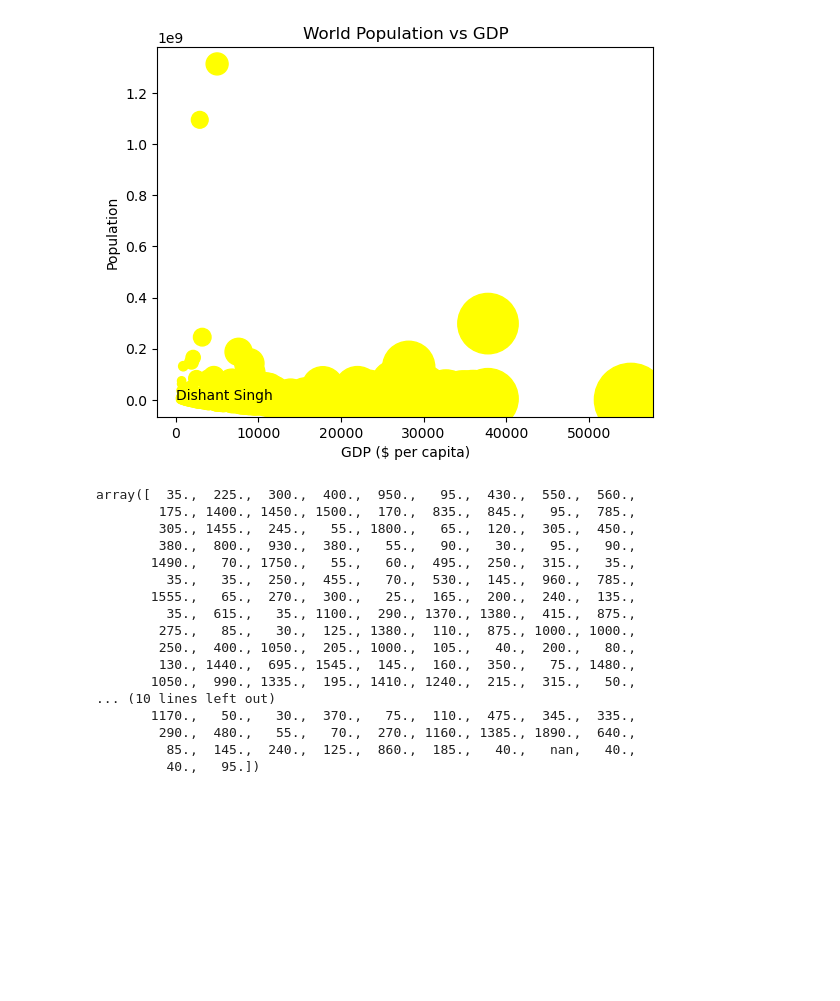
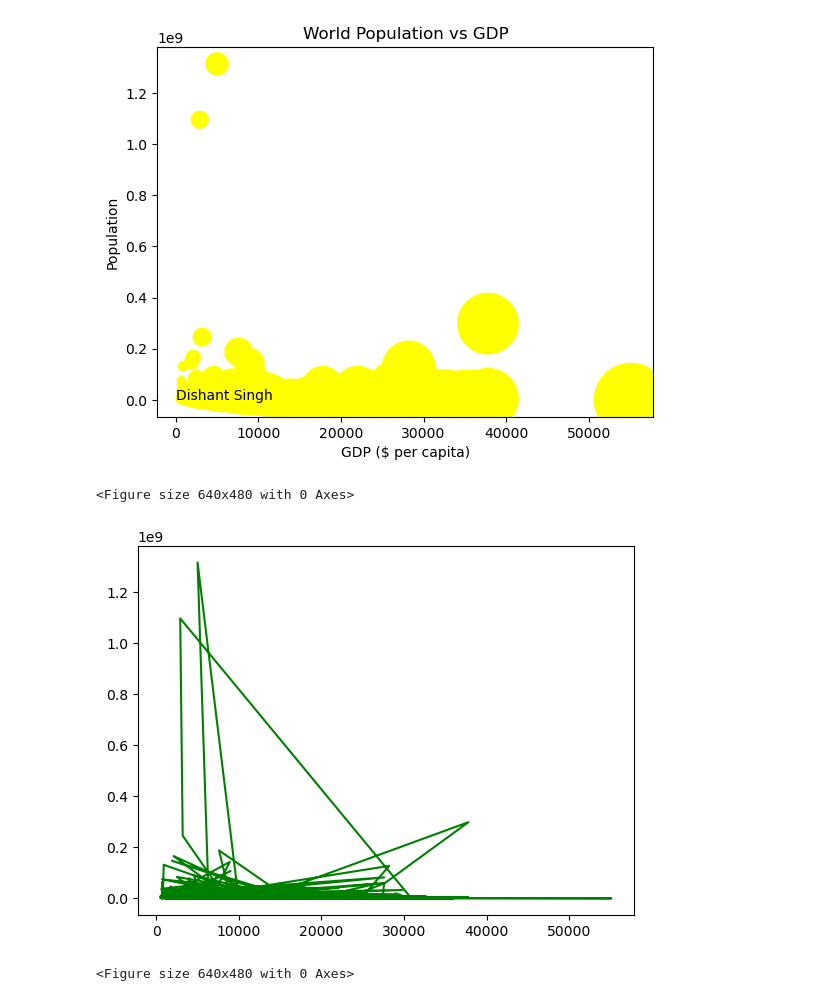
Before and after one commit to DishantSinghDev/Learning-DSA-and-Data-Science, a Jupyter notebook: datacamp-practice.ipynb, the cells around one changed output. Drawn from its saved outputs; the diff is of its cells as text; code cells hidden in the pictures; blank space fills up the shorter version.

```diff
--- a/datacamp-practice.ipynb
+++ b/datacamp-practice.ipynb
@@ -16,26 +16,14 @@ plt.ylabel("Population")
 plt.title("World Population vs GDP")
 plt.text(1,1,"Dishant Singh")
 plt.show()
+plt.clf()
 # %% [output]
 [figure]
+<Figure size 640x480 with 0 Axes>
-# %%
-
-np_pop
-# %% [output]
-array([  35.,  225.,  300.,  400.,  950.,   95.,  430.,  550.,  560.,
-        175., 1400., 1450., 1500.,  170.,  835.,  845.,   95.,  785.,
-        305., 1455.,  245.,   55., 1800.,   65.,  120.,  305.,  450.,
-        380.,  800.,  930.,  380.,   55.,   90.,   30.,   95.,   90.,
-       1490.,   70., 1750.,   55.,   60.,  495.,  250.,  315.,   35.,
-         35.,   35.,  250.,  455.,   70.,  530.,  145.,  960.,  785.,
-       1555.,   65.,  270.,  300.,   25.,  165.,  200.,  240.,  135.,
-         35.,  615.,   35., 1100.,  290., 1370., 1380.,  415.,  875.,
-        275.,   85.,   30.,  125., 1380.,  110.,  875., 1000., 1000.,
-        250.,  400., 1050.,  205., 1000.,  105.,   40.,  200.,   80.,
-        130., 1440.,  695., 1545.,  145.,  160.,  350.,   75., 1480.,
-       1050.,  990., 1335.,  195., 1410., 1240.,  215.,  315.,   50.,
-... (10 lines left out)
-       1170.,   50.,   30.,  370.,   75.,  110.,  475.,  345.,  335.,
-        290.,  480.,   55.,   70.,  270., 1160., 1385., 1890.,  640.,
-         85.,  145.,  240.,  125.,  860.,  185.,   40.,   nan,   40.,
-         40.,   95.])
+# %%
+plt.plot(x,y,c="green")
+plt.show()
+plt.clf()
+# %% [output]
+[figure, added]
+<Figure size 640x480 with 0 Axes>
```
